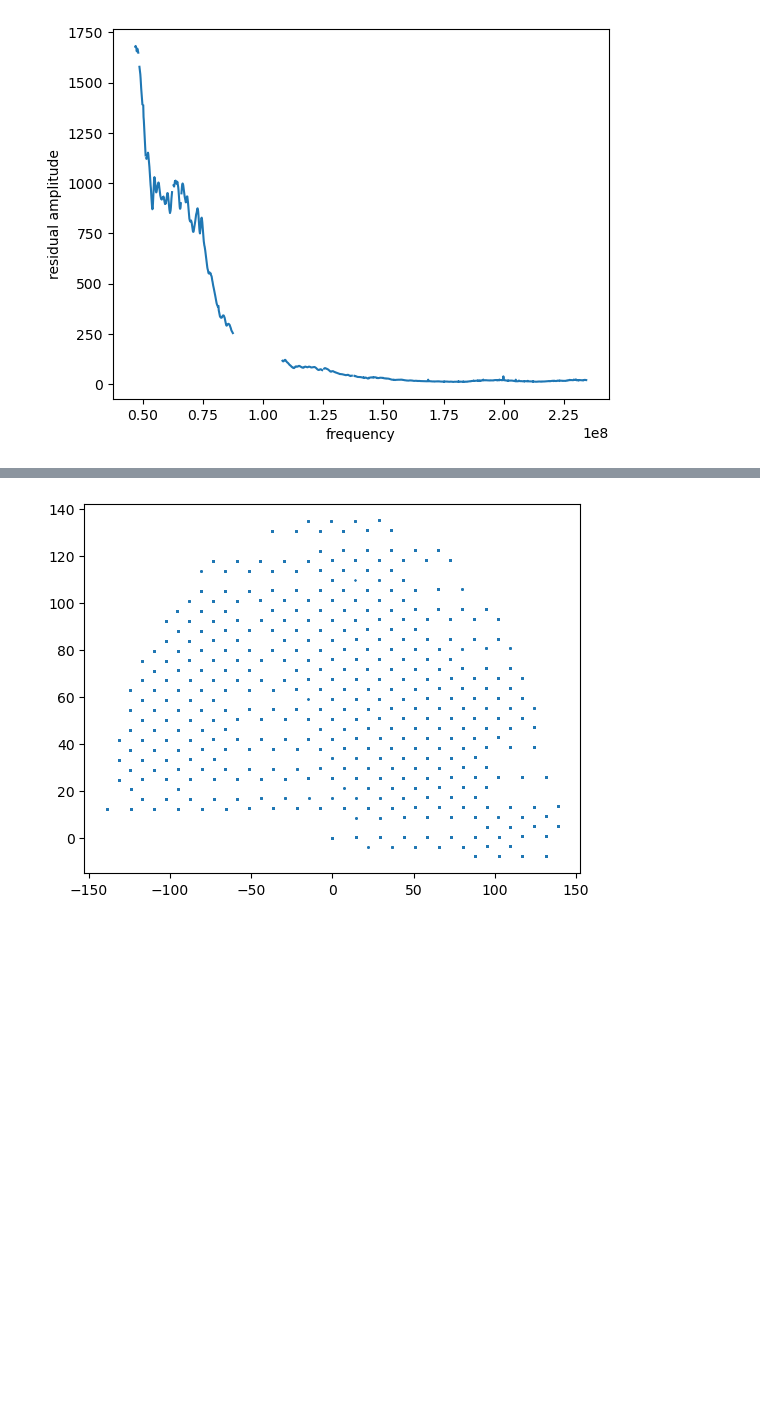
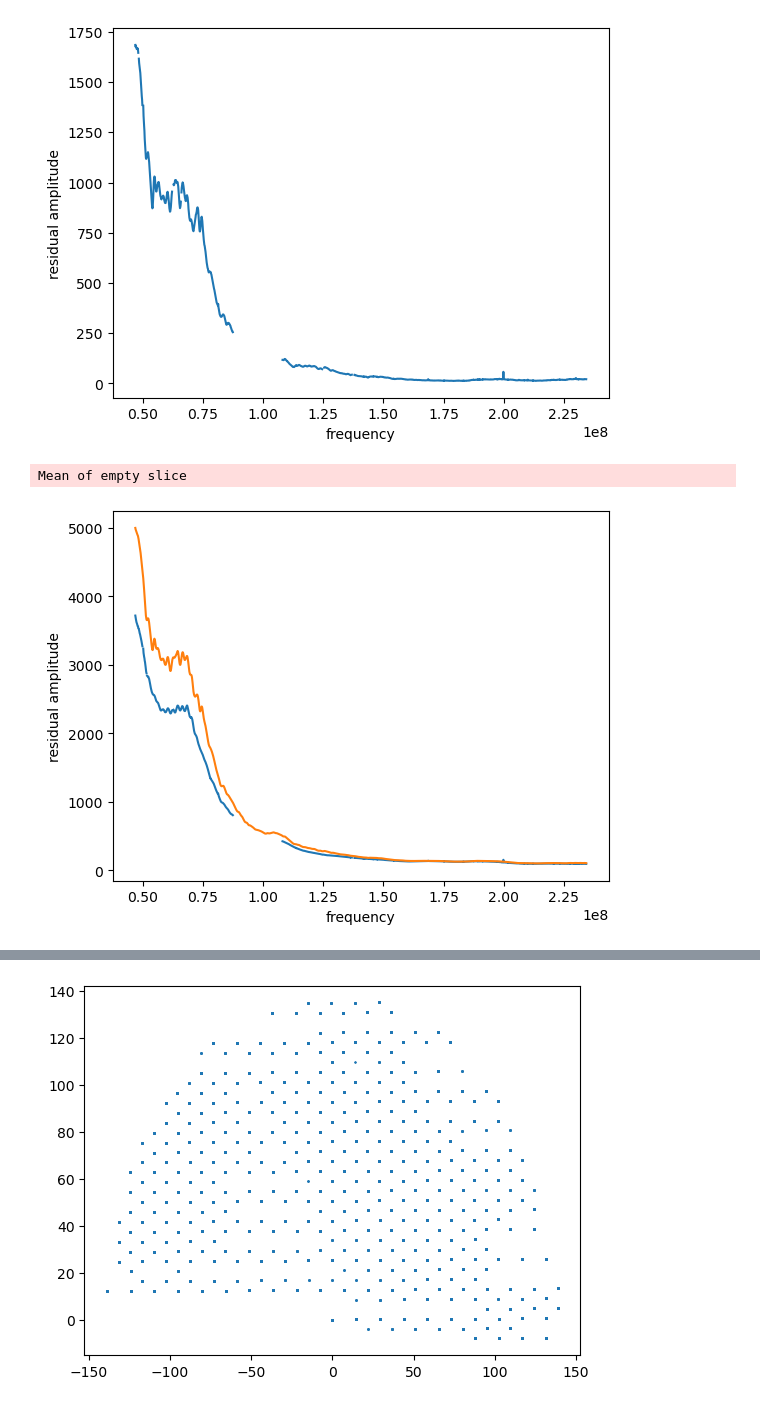
Before and after one commit to rlbyrne/rlb_hera, a Jupyter notebook: debug_model/test_simulation.ipynb, the cells around one changed output, grey strips where cells are left out. Drawn from its saved outputs; the diff is of its cells as text; code cells hidden in the pictures; blank space fills up the shorter version.

```diff
--- a/debug_model/test_simulation.ipynb
+++ b/debug_model/test_simulation.ipynb
@@ -95,6 +95,17 @@ plt.show()
 # %% [output]
 Mean of empty slice
 [figure]
+# %%
+plt.plot(
+    data.freq_array, np.nanmean(np.abs(data.data_array), axis=(0, 2))
+)
+plt.plot(model.freq_array, np.nanmean(np.abs(model.data_array), axis=(0, 2)))
+plt.xlabel("frequency")
+plt.ylabel("residual amplitude")
+plt.show()
+# %% [output]
+Mean of empty slice
+[figure, added]
 # %%
 plt.plot(
     data.freq_array,
```
Also changed, not shown: parts of 15 cells of this notebook, 1 other file.
